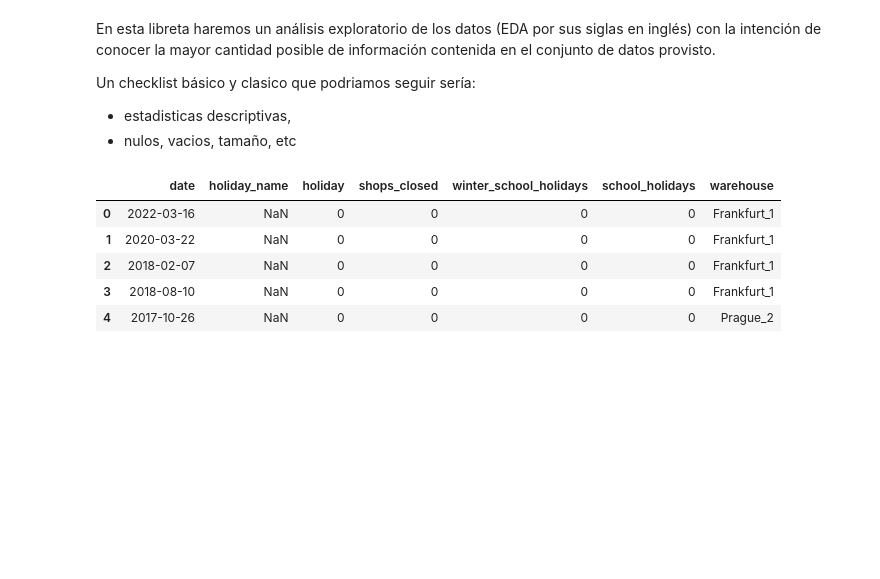
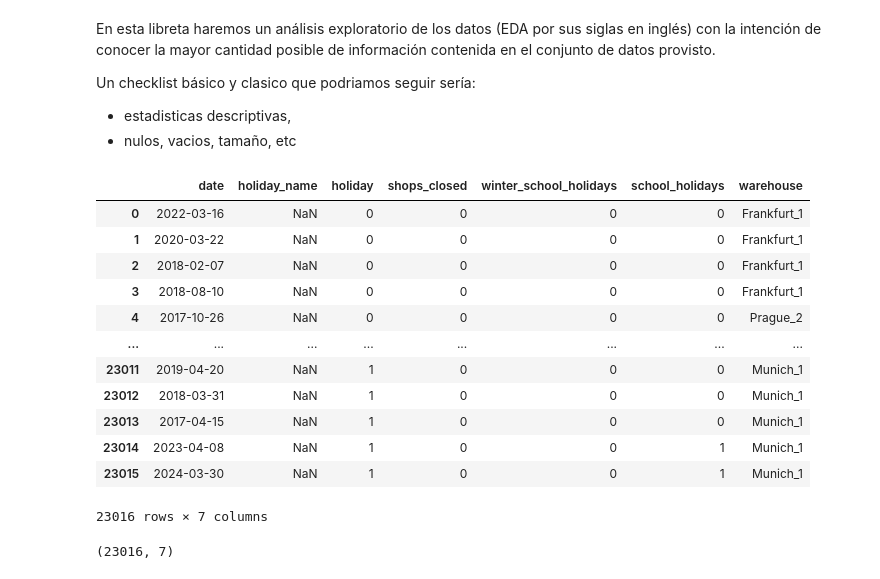
Before and after one commit to Maxkaizo/retail, a Jupyter notebook: lab/eda.ipynb, the cells around one changed output. Cells and saved outputs as stored; diff of their text form; code cells hidden in the pictures; blank space fills up the shorter version.

```diff
--- a/lab/eda.ipynb
+++ b/lab/eda.ipynb
@@ -15,11 +15,22 @@ sales_train = pd.read_csv('../data/sales_train.csv')
 sales_test = pd.read_csv('../data/sales_test.csv')
 solution = pd.read_csv('../data/solution.csv')
 # %%
-calendar.head()
+calendar
 # %% [output]
 |  | date | holiday_name | holiday | shops_closed | winter_school_holidays | school_holidays | warehouse |
 | 0 | 2022-03-16 | NaN | 0 | 0 | 0 | 0 | Frankfurt_1 |
 | 1 | 2020-03-22 | NaN | 0 | 0 | 0 | 0 | Frankfurt_1 |
 | 2 | 2018-02-07 | NaN | 0 | 0 | 0 | 0 | Frankfurt_1 |
 | 3 | 2018-08-10 | NaN | 0 | 0 | 0 | 0 | Frankfurt_1 |
 | 4 | 2017-10-26 | NaN | 0 | 0 | 0 | 0 | Prague_2 |
+| ... | ... | ... | ... | ... | ... | ... | ... |
+| 23011 | 2019-04-20 | NaN | 1 | 0 | 0 | 0 | Munich_1 |
+| 23012 | 2018-03-31 | NaN | 1 | 0 | 0 | 0 | Munich_1 |
+| 23013 | 2017-04-15 | NaN | 1 | 0 | 0 | 0 | Munich_1 |
+| 23014 | 2023-04-08 | NaN | 1 | 0 | 0 | 1 | Munich_1 |
+| 23015 | 2024-03-30 | NaN | 1 | 0 | 0 | 1 | Munich_1 |
+23016 rows × 7 columns
+# %%
+calendar.shape
+# %% [output]
+(23016, 7)
```
Also changed, not shown: parts of 25 cells of this notebook, 1 other file.
